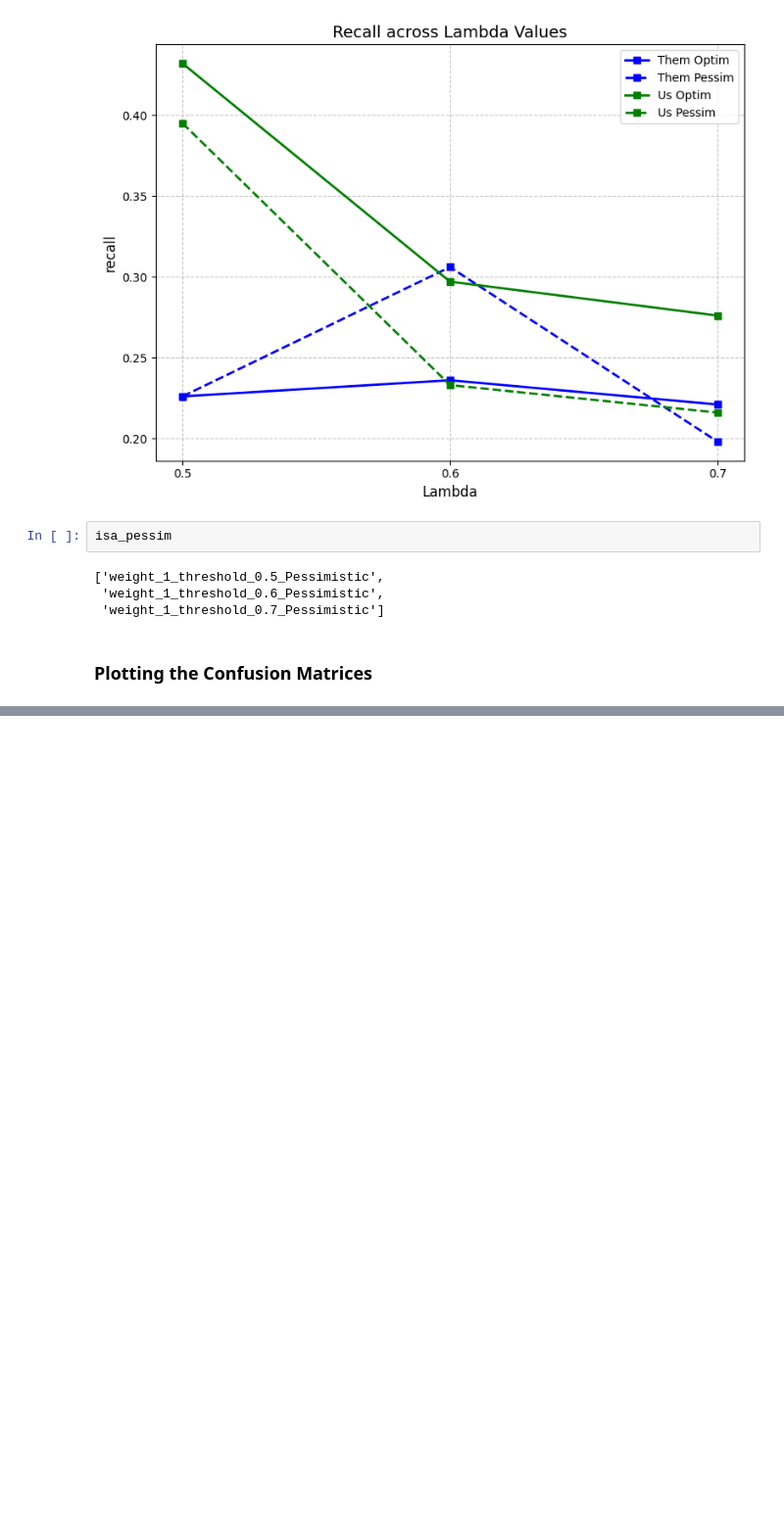
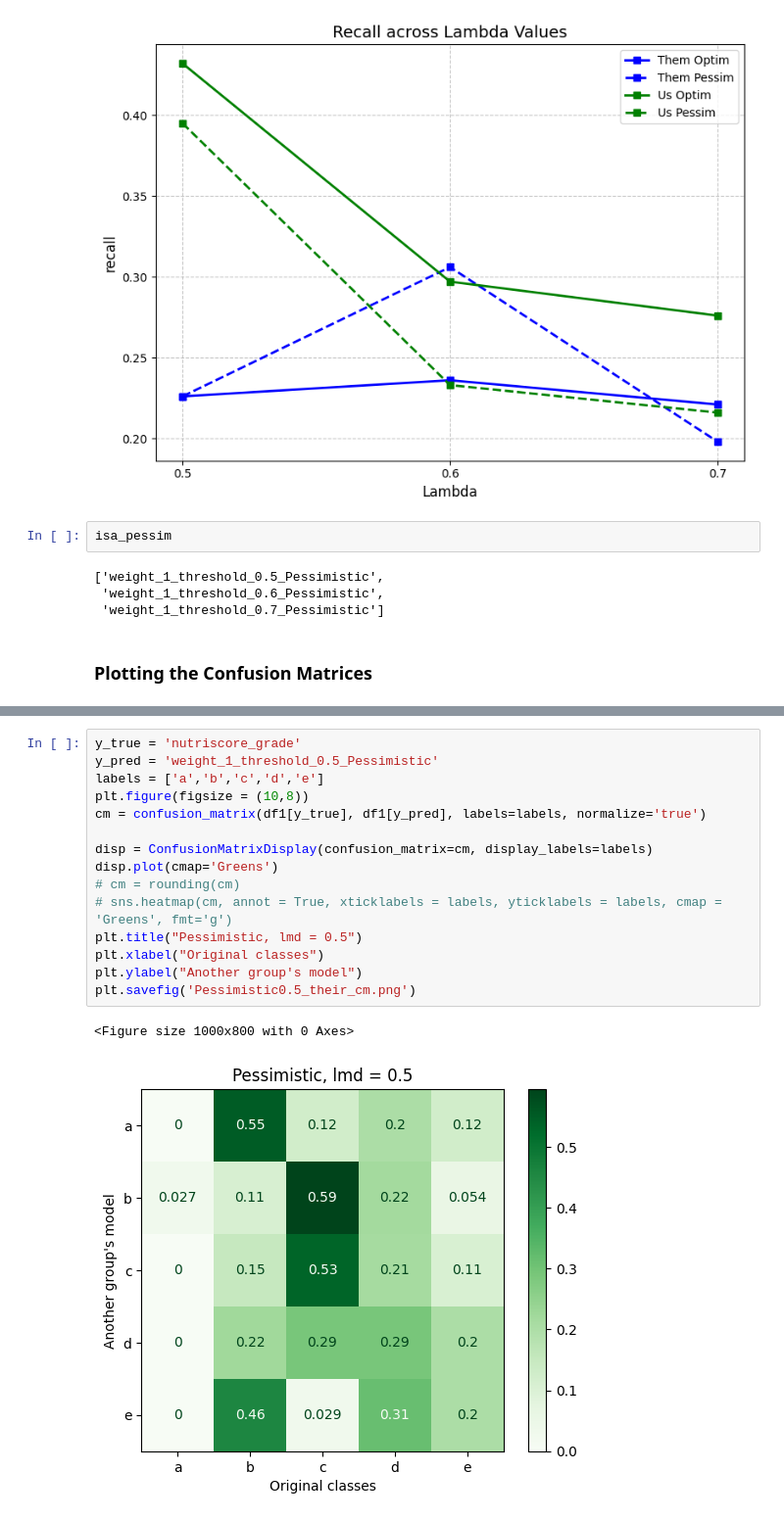
Before and after one commit to SYusupov/DecisionModelling_CS, a Jupyter notebook: project/compare_results.ipynb, the cells around one changed output, grey strips where cells are left out. Shown at 98% size. Drawn from its saved outputs; the diff is of its cells as text; blank space fills up the shorter version.

```diff
--- a/project/compare_results.ipynb
+++ b/project/compare_results.ipynb
@@ -122,0 +123,18 @@ plt.savefig('Pessimistic0.5_2groups_cm.png')
+# %%
+y_true = 'nutriscore_grade'
+y_pred = 'weight_1_threshold_0.5_Pessimistic'
+labels = ['a','b','c','d','e']
+plt.figure(figsize = (10,8))
+cm = confusion_matrix(df1[y_true], df1[y_pred], labels=labels, normalize='true')
+
+disp = ConfusionMatrixDisplay(confusion_matrix=cm, display_labels=labels)
+disp.plot(cmap='Greens')
+# cm = rounding(cm)
+# sns.heatmap(cm, annot = True, xticklabels = labels, yticklabels = labels, cmap = 'Greens', fmt='g')
+plt.title("Pessimistic, lmd = 0.5")
+plt.xlabel("Original classes")
+plt.ylabel("Another group's model")
+plt.savefig('Pessimistic0.5_their_cm.png')
+# %% [output]
+<Figure size 1000x800 with 0 Axes>
+[figure, added]
```
Also changed, not shown: parts of 1 cell of this notebook, 3 other files.
